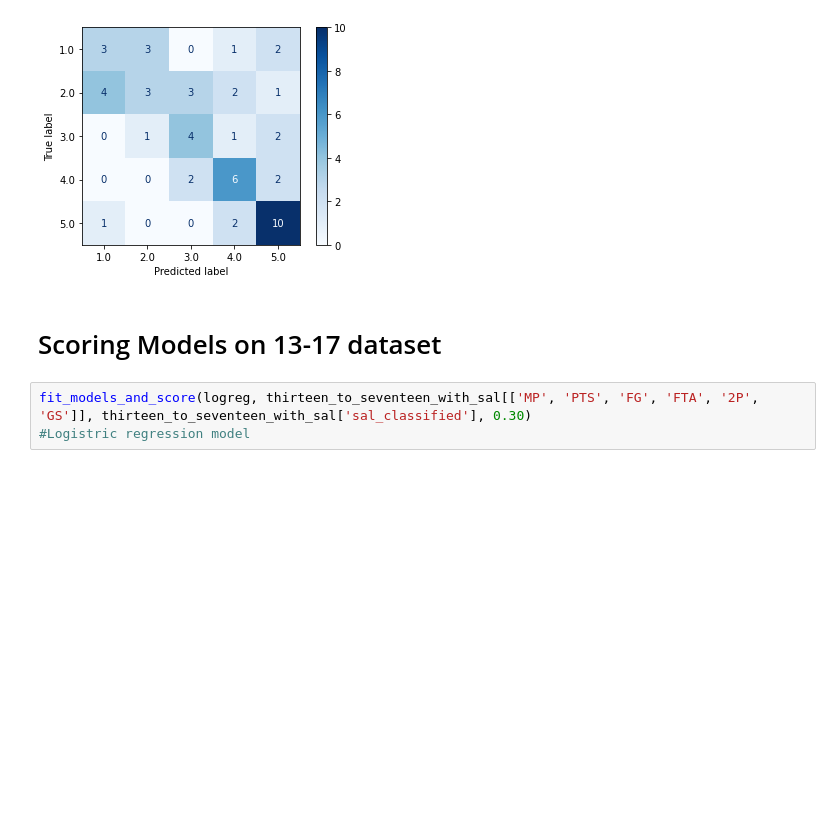
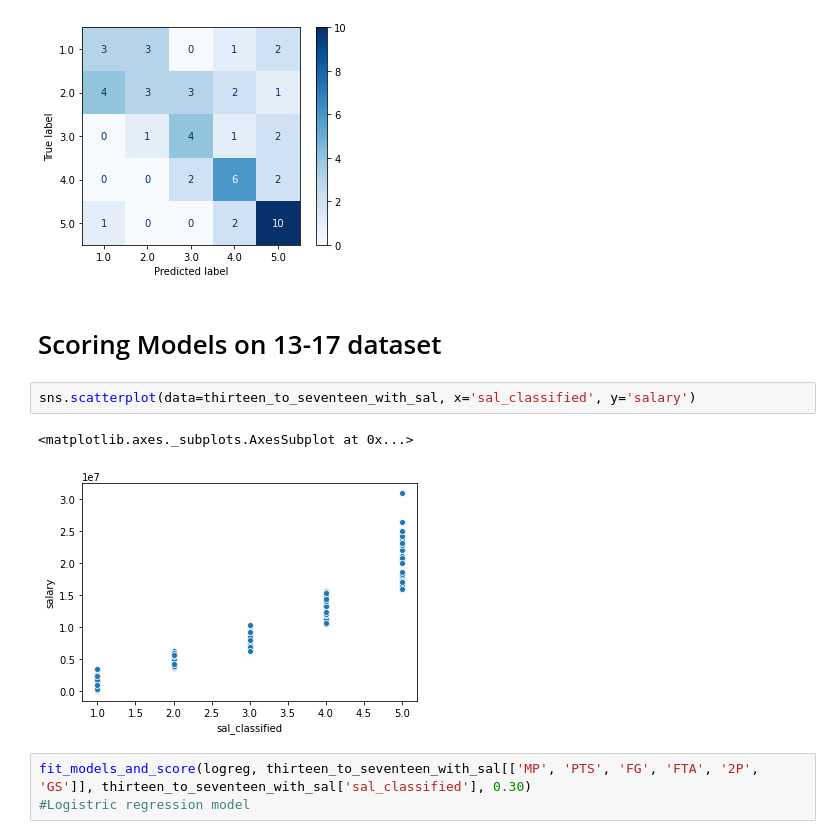
Before and after one commit to dkeyer/NBA_salary_predictor, a Jupyter notebook: 4.Classification_Modeling.ipynb, the cells around one changed output. Cells and saved outputs as stored; diff of their text form; blank space fills up the shorter version.

```diff
--- a/4.Classification_Modeling.ipynb
+++ b/4.Classification_Modeling.ipynb
@@ -484,6 +495,11 @@ plot_confusion_matrix(logreg, X_test, y_test, cmap='Blues', values_format='d');
 [figure]
 # %% [markdown]
 # Scoring Models on 13-17 dataset
+# %%
+sns.scatterplot(data=thirteen_to_seventeen_with_sal, x='sal_classified', y='salary')
+# %% [output]
+<matplotlib.axes._subplots.AxesSubplot at 0x...>
+[figure, added]
 # %%
 fit_models_and_score(logreg, thirteen_to_seventeen_with_sal[['MP', 'PTS', 'FG', 'FTA', '2P', 'GS']], thirteen_to_seventeen_with_sal['sal_classified'], 0.30)
 #Logistric regression model
```
Also changed, not shown: parts of 12 cells of this notebook.
